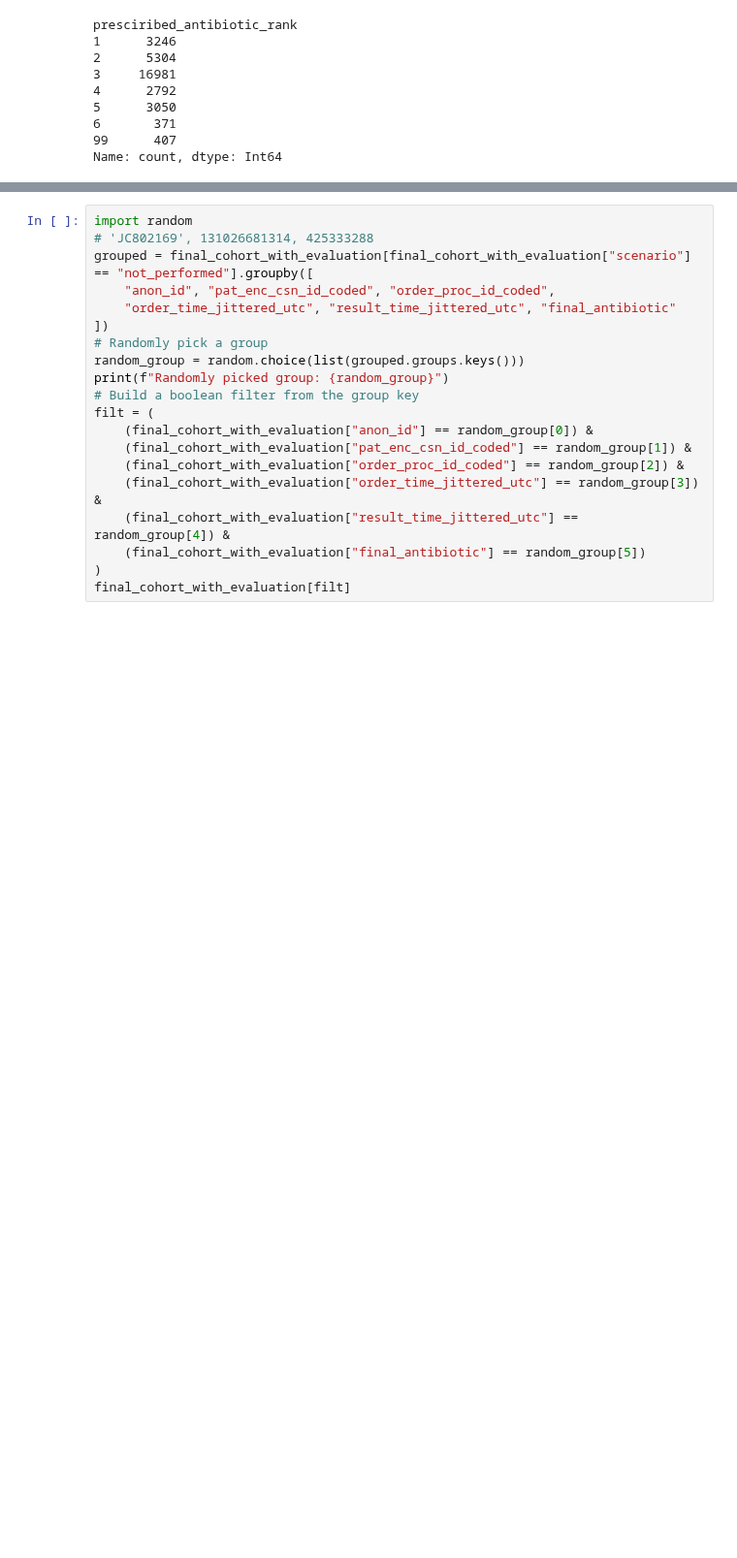
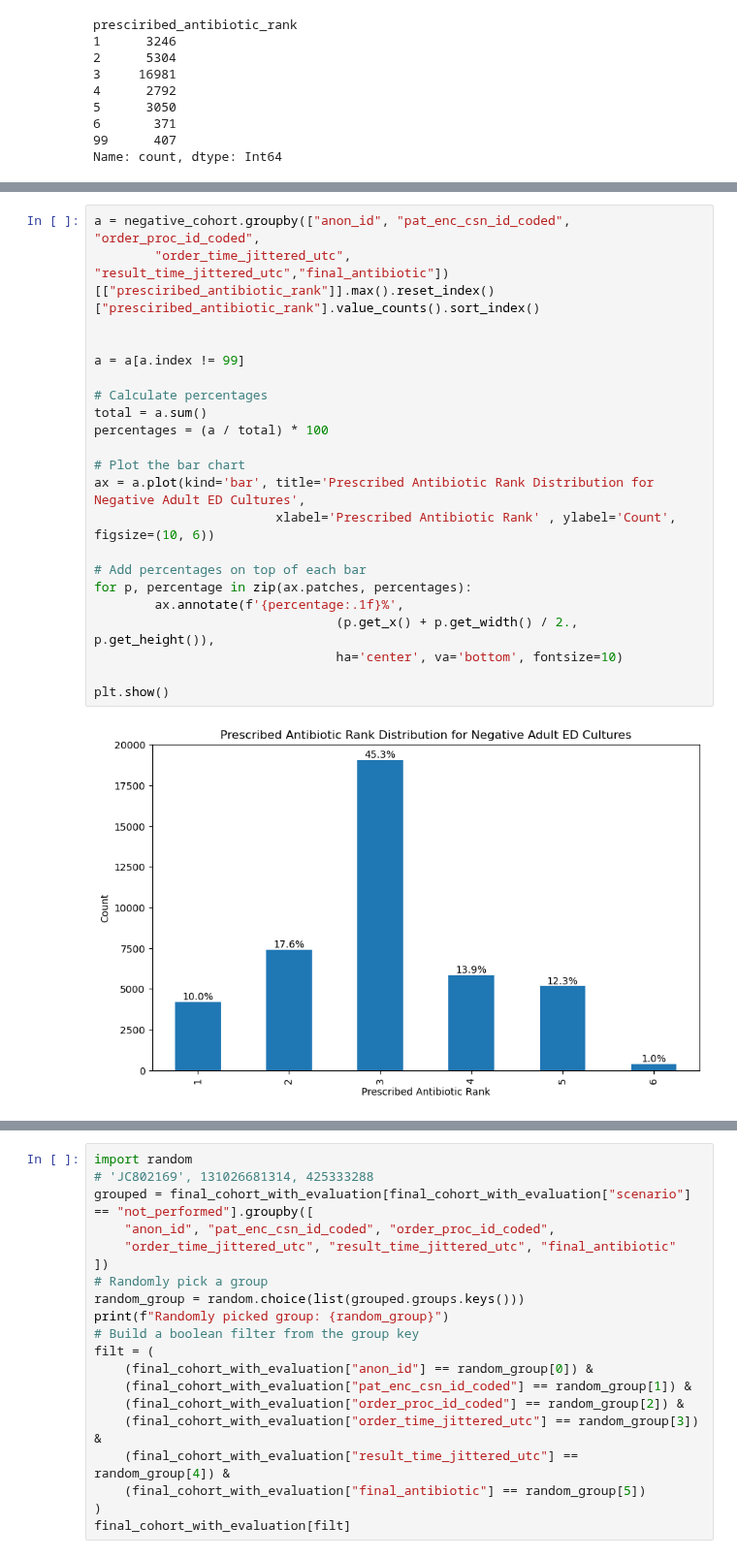
Before and after one commit to HealthRex/CDSS, a Jupyter notebook: scripts/antibiotic-susceptibility/sql/queries/aim_4/AIM4/Notebook/Adult_ED_Cohort_no_allergy_debug.ipynb, the cells around one changed output, grey strips where cells are left out. Shown at 97% size. Saved outputs shown, nothing was run; the diff lists cells and outputs as text; blank space fills up the shorter version.

```diff
--- a/scripts/antibiotic-susceptibility/sql/queries/aim_4/AIM4/Notebook/Adult_ED_Cohort_no_allergy_debug.ipynb
+++ b/scripts/antibiotic-susceptibility/sql/queries/aim_4/AIM4/Notebook/Adult_ED_Cohort_no_allergy_debug.ipynb
@@ -1816,0 +1830,24 @@ results
+# %%
+a = negative_cohort.groupby(["anon_id", "pat_enc_csn_id_coded", "order_proc_id_coded",
+        "order_time_jittered_utc", "result_time_jittered_utc","final_antibiotic"])[["presciribed_antibiotic_rank"]].max().reset_index()["presciribed_antibiotic_rank"].value_counts().sort_index()
+
+
+a = a[a.index != 99]
+
+# Calculate percentages
+total = a.sum()
+percentages = (a / total) * 100
+
+# Plot the bar chart
+ax = a.plot(kind='bar', title='Prescribed Antibiotic Rank Distribution for Negative Adult ED Cultures',
+                        xlabel='Prescribed Antibiotic Rank' , ylabel='Count', figsize=(10, 6))
+
+# Add percentages on top of each bar
+for p, percentage in zip(ax.patches, percentages):
+        ax.annotate(f'{percentage:.1f}%',
+                                (p.get_x() + p.get_width() / 2., p.get_height()),
+                                ha='center', va='bottom', fontsize=10)
+
+plt.show()
+# %% [output]
+[figure, added]
```
Also changed, not shown: parts of 29 cells of this notebook, 12 other files.
